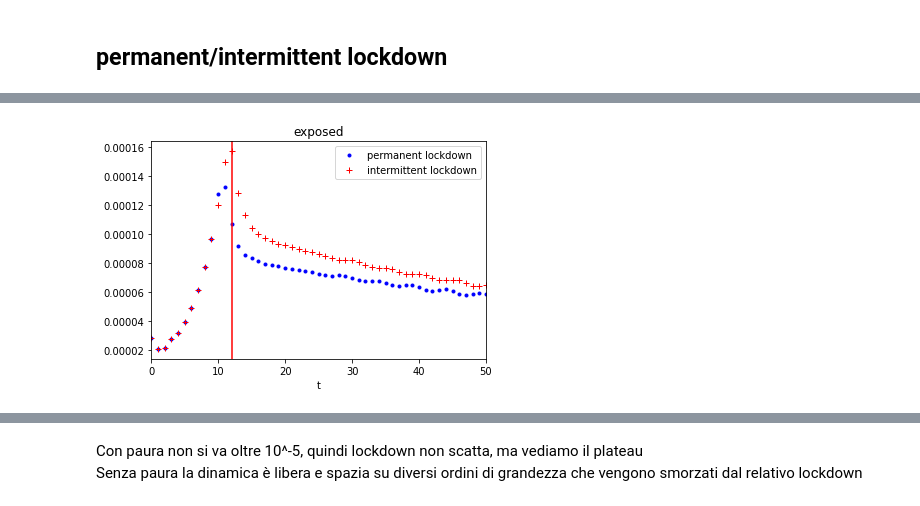
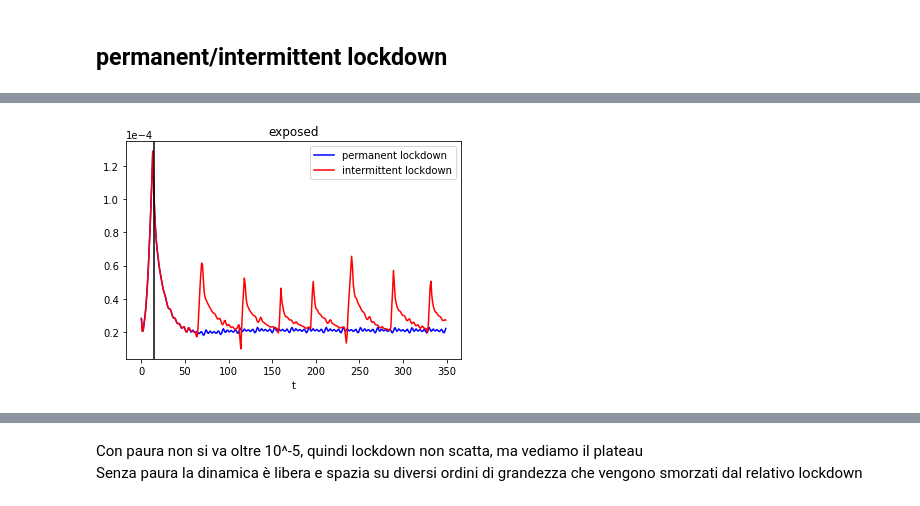
Before and after one commit to giuliacampesan/LDEProject, a Jupyter notebook: LDE_Project.ipynb, the cells around one changed output, grey strips where cells are left out. Cells and saved outputs as stored; diff of their text form; code cells hidden in the pictures.

```diff
--- a/LDE_Project.ipynb
+++ b/LDE_Project.ipynb
@@ -418,7 +354,7 @@ def long_term_fear(t, z, beta, mu, gamma, fD, delta_c, D_c, k, nu, r, t_thrsld):
 # %%
 # 2) LONG TERM AWARENESS
 k = 1
-delta_c = 1e-6
+delta_c = 1e-5
 sol2 = solve_ivp(long_term_fear, [0,t_max], z0, dense_output=True, args=(beta, mu, gamma, fD, delta_c, D_c, k, nu, r, t_thrsld))
 
 S2, E2, I2, R2, H2, D2 = sol2.sol(t)
@@ -430,6 +366,7 @@ for i,(col,col2) in enumerate(zip(x, x2)):
     plt.plot(t, col.T, label = 'permanent short term fear')
     plt.plot(t, col2.T, label = 'permanent long term fear')
     plt.xlabel('t')
+    plt.ticklabel_format(axis="y", style="sci", scilimits=(0,0))
     plt.legend()
     plt.title(names[i])
 # %% [output]
@@ -537,0 +477,16 @@ plt.show()
+# %%
+delta_c = np.logspace(-5, 3, 41)
+D_c = np.logspace(-5, 0, 41)
+r = 0.5
+
+peak_times = np.zeros((len(delta_c), len(D_c)))
+peak_values = np.zeros((len(delta_c), len(D_c)))
+
+for i, delta in enumerate(delta_c):
+    for j, dc in enumerate(D_c):
+        sol = solve_ivp(long_term_fear, [0,t_max], z0, dense_output=True, args=(beta, mu, gamma, fD, delta, dc, k, nu, r, t_thrsld))
+        S, E, I, R, H, D = sol.sol(t)
+        peak_time = np.argmax(I)
+        peak_value = np.max(I)
+        peak_times[i, j] = peak_time
+        peak_values[i, j] = peak_value
@@ -537,0 +518,16 @@ plt.show()
+# %%
+delta_c = 1e-5
+d_c = np.logspace(-5, 3, 41)
+rates = np.linspace(0.1, 1, 41)
+
+peak_times = np.zeros((len(d_c), len(rates)))
+peak_values = np.zeros((len(d_c), len(rates)))
+
+for i, dc in enumerate(d_c):
+    for j, r in enumerate(rates):
+        sol = solve_ivp(long_term_fear, [0,t_max], z0, dense_output=True, args=(beta, mu, gamma, fD, delta_c, dc, k, nu, r, t_thrsld))
+        S, E, I, R, H, D = sol.sol(t)
+        peak_time = np.argmax(I)
+        peak_value = np.max(I)
+        peak_times[i, j] = peak_time
+        peak_values[i, j] = peak_value
@@ -583,7 +601,6 @@ def mymodel_hosp(t, z, beta, mu, gamma, fD, delta_c, k, nu, r, t_thrsld):
     dH = fD*gamma*I - gamma_H*H
     return [dS, dE, dI, dR, dH, dD]
 
-t_max=250
 t = np.arange(t_max)
 
 t_thrsld=t_max+1
@@ -667,11 +666,12 @@ for i, h in zip(t, H3):
 names = ['susceptibles', 'exposed', 'infected', 'recovered', 'hospitalized', 'deads']
 for i,(col,col3) in enumerate(zip(x, x3)):
     plt.figure(i)
-    plt.plot(t, col.T, 'b.', label = 'permanent lockdown')
-    plt.plot(t, col3.T, 'r+', label = 'intermittent lockdown')
-    plt.axvline(t_thrsld, color='red')
+    plt.plot(t, col.T, 'b', label = 'permanent lockdown')
+    plt.plot(t, col3.T, 'r', label = 'intermittent lockdown')
+    plt.axvline(t_thrsld, color='black')
     plt.xlabel('t')
-    plt.xlim(0,50)
+    #plt.xlim(0,50)
+    plt.ticklabel_format(axis="y", style="sci", scilimits=(0,0))
     plt.legend()
     plt.title(names[i])
 # %% [output]
@@ -679 +679 @@ for i,(col,col3) in enumerate(zip(x, x3)):
-[figure, old version]
+[figure, new version]
```
Also changed, not shown: parts of 40 cells of this notebook.
